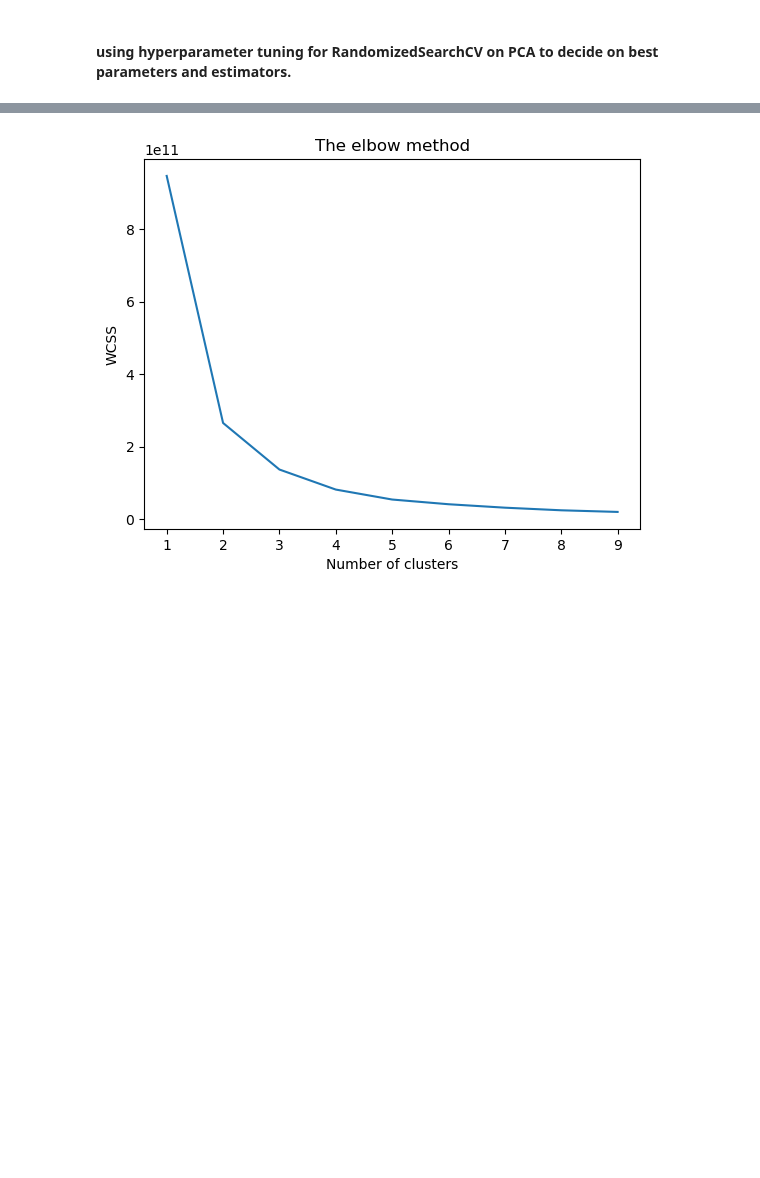
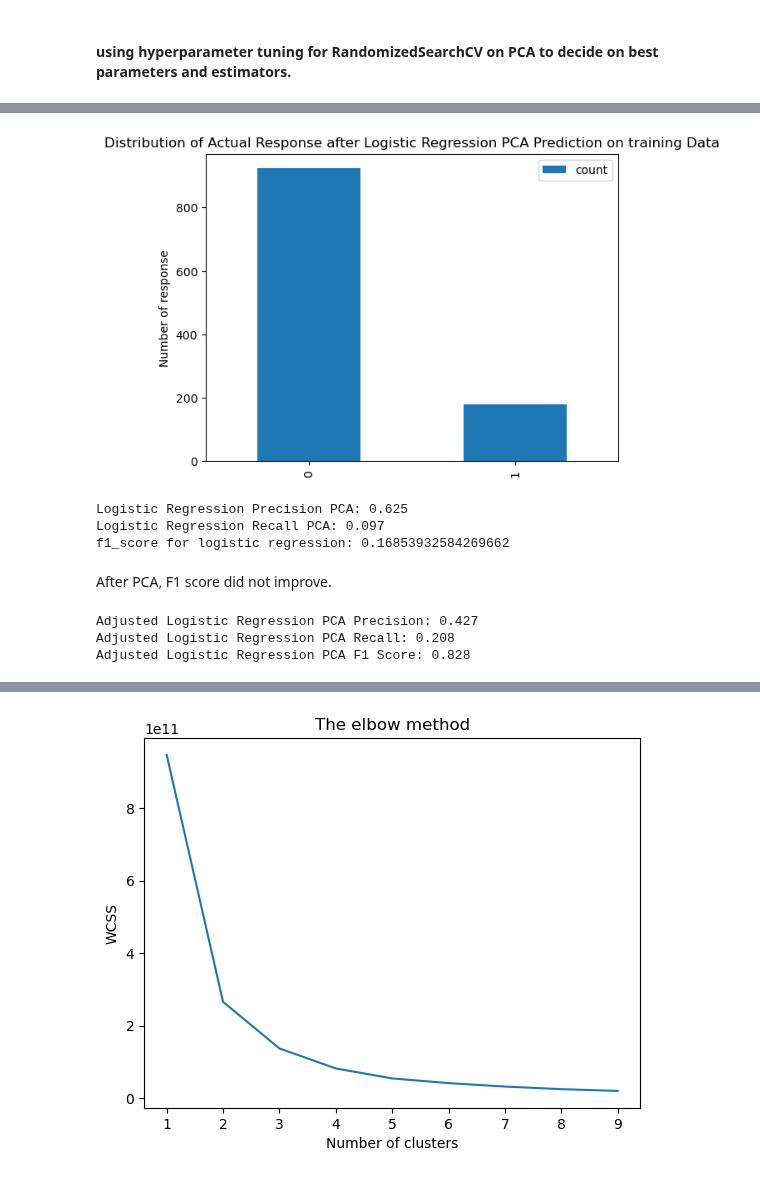
Before and after one commit to KaiFeng-tp-mbap/mldp_project, a Jupyter notebook: MLDP Program Codes Submission Template.ipynb, the cells around one changed output, grey strips where cells are left out. Cells and saved outputs as stored; diff of their text form; code cells hidden in the pictures; blank space fills up the shorter version.

```diff
--- a/MLDP Program Codes Submission Template.ipynb
+++ b/MLDP Program Codes Submission Template.ipynb
@@ -1538,0 +1643,69 @@ Best Estimator for PCA:  LogisticRegression(C=np.float64(2.621633189600283), max
+# %%
+# Using Barplot to show the distribution of predicted responses after Decision Tree Prediction
+# tally predictions
+pd.Series(X_train_pred_logr_pca['Actual']).value_counts().plot(kind='bar')
+plt.title(f'Distribution of Actual Response after Logistic Regression PCA Prediction on training Data')
+plt.legend()
+plt.xlabel("")
+plt.ylabel("Number of response")
+plt.show()
+# %% [output]
+[figure, added]
+# %%
+from sklearn.metrics import precision_score, recall_score,f1_score
+# Precision and Recall for logistic regression
+precision_lr = precision_score(y_test, y_pred,average='binary')
+print(f"Logistic Regression Precision PCA: {precision_lr:.3f}")
+recall_lr = recall_score(y_test, y_pred,average='binary')
+print(f"Logistic Regression Recall PCA: {recall_lr:.3f}")
+# f1 score for logistic regression
+print('f1_score for logistic regression:', f1_score(y_test, y_pred))
+# %% [output]
+Logistic Regression Precision PCA: 0.625
+Logistic Regression Recall PCA: 0.097
+f1_score for logistic regression: 0.16853932584269662
+# %% [markdown]
+After PCA, F1 score did not improve.
+# %%
+
+# improving precision and recall
+# Adjusting the classification threshold by using predict_proba()
+y_scores_logr = best_rs_logr_pca.decision_function(X_test) # get probabilities for the positive class
+# By default, the classification threshold
+threshold_logr = 0.9
+y_pred_adjusted = (y_scores_logr >= threshold_logr).astype(int)
+
+# y_scores_logr_recall = logr.predict_proba(X_test)[:, 1] # get probabilities for the positive class
+# By default, the classification threshold
+# recall_threshold = 0.1
+
+
+# y_recall_adjusted = (y_scores_logr_recall >= recall_threshold).astype(int)
+# evaluate adjusted predictions
+precision_adjusted_logr = precision_score(y_test, y_pred_adjusted)
+
+print(f"Adjusted Logistic Regression PCA Precision: {precision_adjusted_logr:.3f}")
+
+recall_adjusted = recall_score(y_test, y_pred_adjusted)
+print(f"Adjusted Logistic Regression PCA Recall: {recall_adjusted:.3f}")
+# logr = (precision_adjusted + recall_adjusted) / 2
+
+# Evaluation and metric using weighted average for adjusted threshold for imabalanced datasets
+f1_adjusted_logr = f1_score(y_test, y_pred_adjusted, average='weighted')
+print(f"Adjusted Logistic Regression PCA F1 Score: {f1_adjusted_logr:.3f}")
+
+model_artifact_logr = {
+    'model': logr,
+    'threshold': {
+        'precision': precision_adjusted_logr,
+        'recall': recall_adjusted,
+        'f1_score': f1_adjusted_logr
+
+    },
+}
+# save model for logistic regression for adjusted threshold
+# joblib.dump(model_artifact_logr, 'ifood_df_logr_pca_adjusted_threshold_model.joblib')  # Save model
+# %% [output]
+Adjusted Logistic Regression PCA Precision: 0.427
+Adjusted Logistic Regression PCA Recall: 0.208
+Adjusted Logistic Regression PCA F1 Score: 0.828
```
Also changed, not shown: parts of 51 cells of this notebook.
